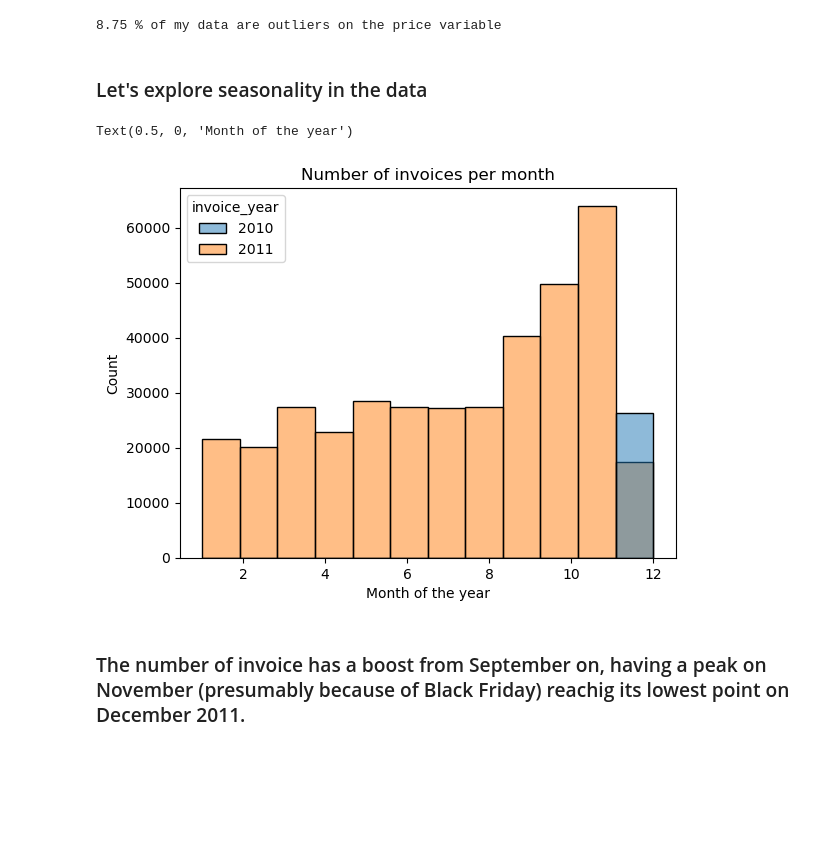
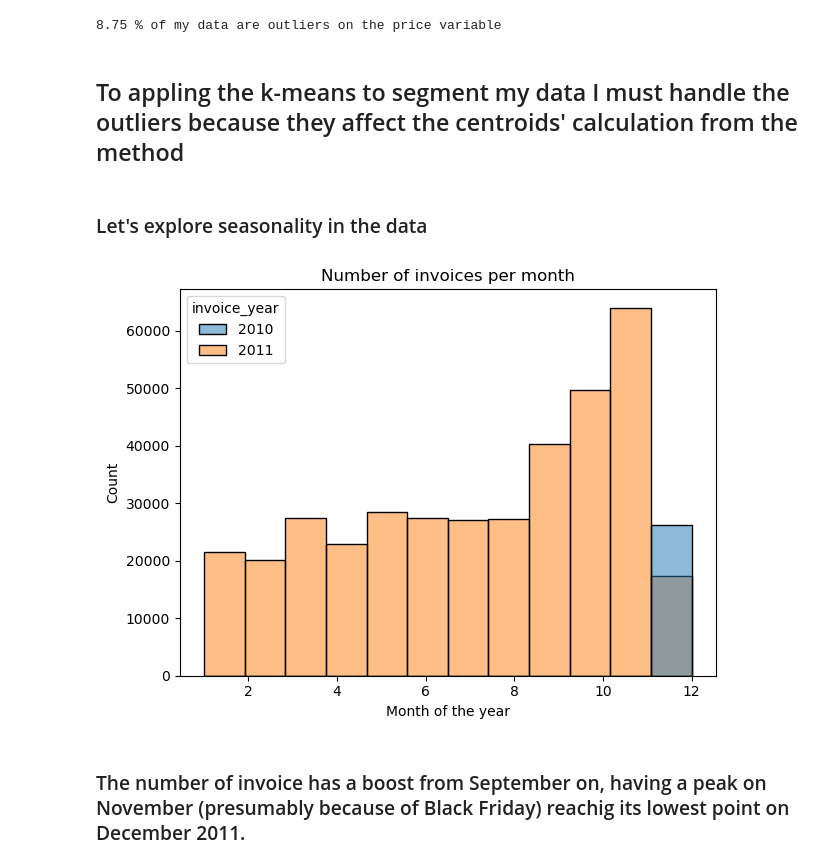
Before and after one commit to adriannaluz/data-analysis_portfolio, a Jupyter notebook: customer_segmentation/notebooks/EDA.ipynb, the cells around one changed output. Drawn from its saved outputs; the diff is of its cells as text; code cells hidden in the pictures; blank space fills up the shorter version.

```diff
--- a/customer_segmentation/notebooks/EDA.ipynb
+++ b/customer_segmentation/notebooks/EDA.ipynb
@@ -128,6 +129,8 @@ outlier_perc = round(ot[ot['price'] >= up_lim_price].shape[0] * 100 / ot.shape[0
 print(f"{outlier_perc} % of my data are outliers on the price variable")
 # %% [output]
 8.75 % of my data are outliers on the price variable
+# %% [markdown]
+## To appling the k-means to segment my data I must handle the outliers because they affect the centroids' calculation from the method
 # %% [markdown]
 ### Let's explore seasonality in the data
 # %%
@@ -142,11 +145,12 @@ palette = sns.color_palette("tab10")
 # %%
 # Distribution of invoices per month
 sns.histplot(data=ot, x='invoice_month', hue='invoice_year', bins=12, kde=False, palette=palette)
 plt.title("Number of invoices per month")
 plt.xlabel("Month of the year")
+plt.tight_layout()
+plt.savefig("../visualizations/invoice_month.png")
 # %% [output]
-Text(0.5, 0, 'Month of the year')
-[figure, old version]
+[figure, new version]
 # %% [markdown]
 ### The number of invoice has a boost from September on, having a peak on November (presumably because of Black Friday) reachig its lowest point on December 2011.
 # %%
```
Also changed, not shown: parts of 17 cells of this notebook, 1 other file.
